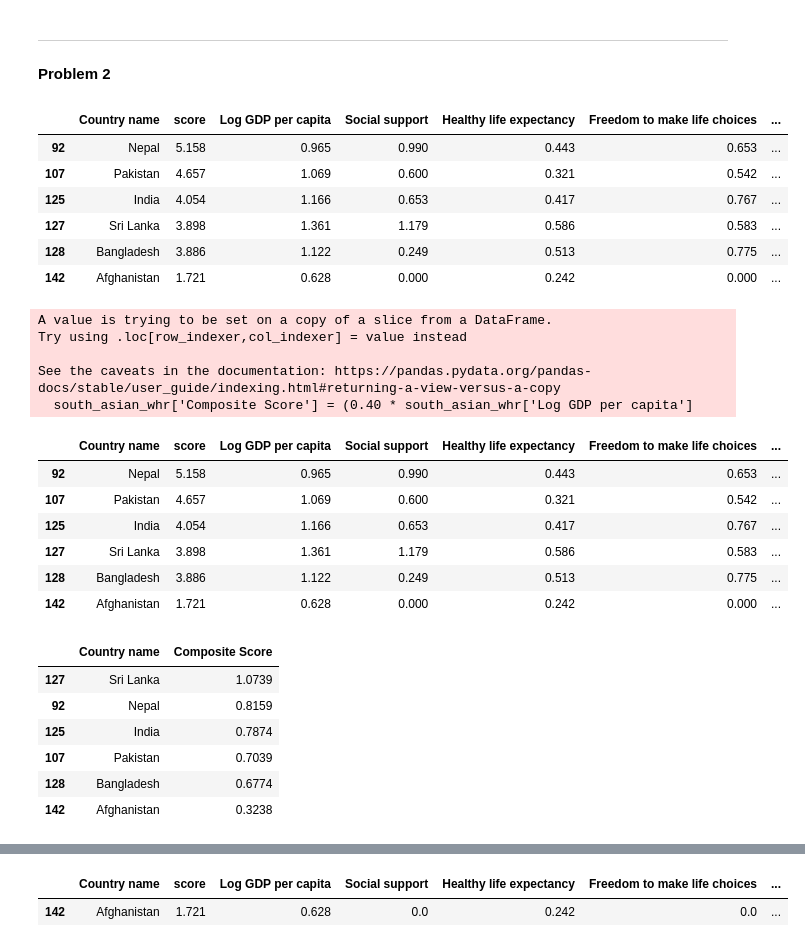
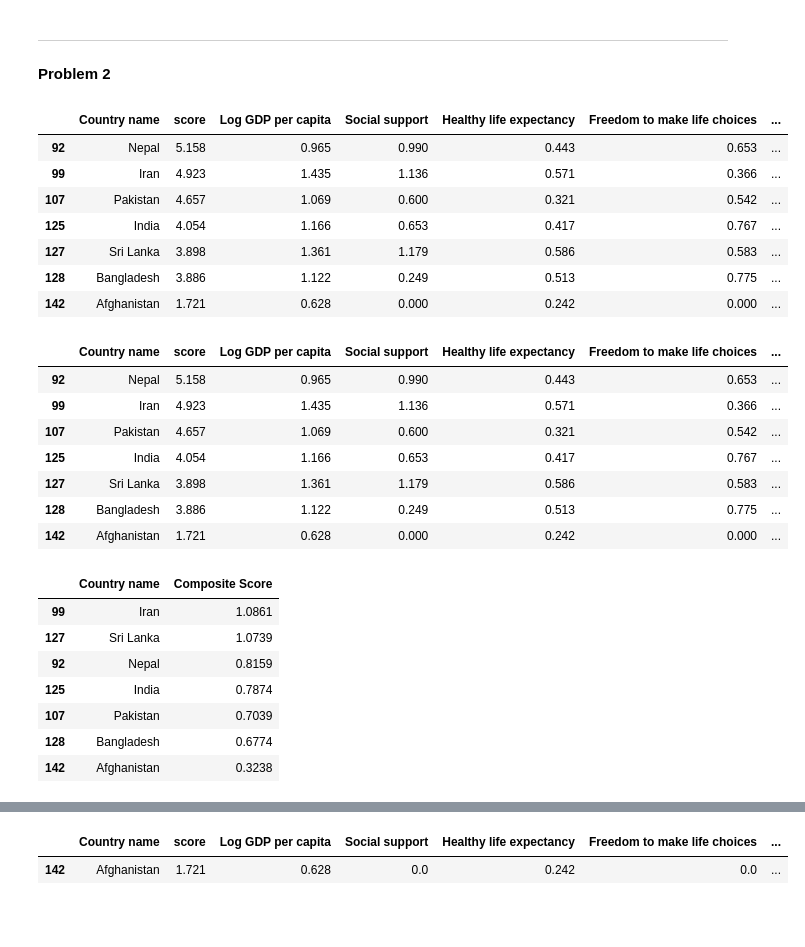
Before and after one commit to SD2513/ai-assessment-1, a Jupyter notebook: 2407091_ShlokDhital_Assessment1.ipynb, the cells around one changed output, grey strips where cells are left out. Drawn from its saved outputs; the diff is of its cells as text; code cells hidden in the pictures; blank space fills up the shorter version.

```diff
--- a/2407091_ShlokDhital_Assessment1.ipynb
+++ b/2407091_ShlokDhital_Assessment1.ipynb
@@ -197,14 +206,16 @@ plt.show()
 # %%
 # Problem 2 - Task 1 - Setup Task - Preparing the South-Asia Dataset:
 
-# Define south asian countries
-south_asian_countries = ["Afghanistan", "Bangladesh", "Bhutan", "India", "Maldives", "Nepal", "Pakistan", "Sri Lanka"]
+# Define south asian countries (according to UN "Standard Country or Area Codes for Statistical Use")
+south_asian_countries = ["Afghanistan", "Bangladesh", "Bhutan", "India", "Maldives", "Nepal", "Pakistan", "Sri Lanka","Iran"]
 
-south_asian_whr = whr[whr['Country name'].isin(south_asian_countries)]
+# Copy the dataset instead of creating a subset
+south_asian_whr = whr[whr['Country name'].isin(south_asian_countries)].copy()
 south_asian_whr.head(10)
 # %% [output]
 |  | Country name | score | Log GDP per capita | Social support | Healthy life expectancy | Freedom to make life choices | ... |
 | 92 | Nepal | 5.158 | 0.965 | 0.990 | 0.443 | 0.653 | ... |
+| 99 | Iran | 4.923 | 1.435 | 1.136 | 0.571 | 0.366 | ... |
 | 107 | Pakistan | 4.657 | 1.069 | 0.600 | 0.321 | 0.542 | ... |
 | 125 | India | 4.054 | 1.166 | 0.653 | 0.417 | 0.767 | ... |
 | 127 | Sri Lanka | 3.898 | 1.361 | 1.179 | 0.586 | 0.583 | ... |
@@ -223,13 +234,9 @@ south_asian_whr['Composite Score'] = (0.40 * south_asian_whr['Log GDP per capita
                                       + 0.3 * south_asian_whr['Healthy life expectancy'])
 south_asian_whr.head(10)
 # %% [output]
-A value is trying to be set on a copy of a slice from a DataFrame.
-Try using .loc[row_indexer,col_indexer] = value instead
-
-See the caveats in the documentation: https://pandas.pydata.org/pandas-docs/stable/user_guide/indexing.html#returning-a-view-versus-a-copy
-  south_asian_whr['Composite Score'] = (0.40 * south_asian_whr['Log GDP per capita']
 |  | Country name | score | Log GDP per capita | Social support | Healthy life expectancy | Freedom to make life choices | ... |
 | 92 | Nepal | 5.158 | 0.965 | 0.990 | 0.443 | 0.653 | ... |
+| 99 | Iran | 4.923 | 1.435 | 1.136 | 0.571 | 0.366 | ... |
 | 107 | Pakistan | 4.657 | 1.069 | 0.600 | 0.321 | 0.542 | ... |
 | 125 | India | 4.054 | 1.166 | 0.653 | 0.417 | 0.767 | ... |
 | 127 | Sri Lanka | 3.898 | 1.361 | 1.179 | 0.586 | 0.583 | ... |
@@ -243,6 +250,7 @@ south_asian_sorted = south_asian_whr.sort_values(by="Composite Score", ascending
 south_asian_sorted[['Country name', 'Composite Score']].head(10)
 # %% [output]
 |  | Country name | Composite Score |
+| 99 | Iran | 1.0861 |
 | 127 | Sri Lanka | 1.0739 |
 | 92 | Nepal | 0.8159 |
 | 125 | India | 0.7874 |
```
Also changed, not shown: parts of 8 cells of this notebook.
